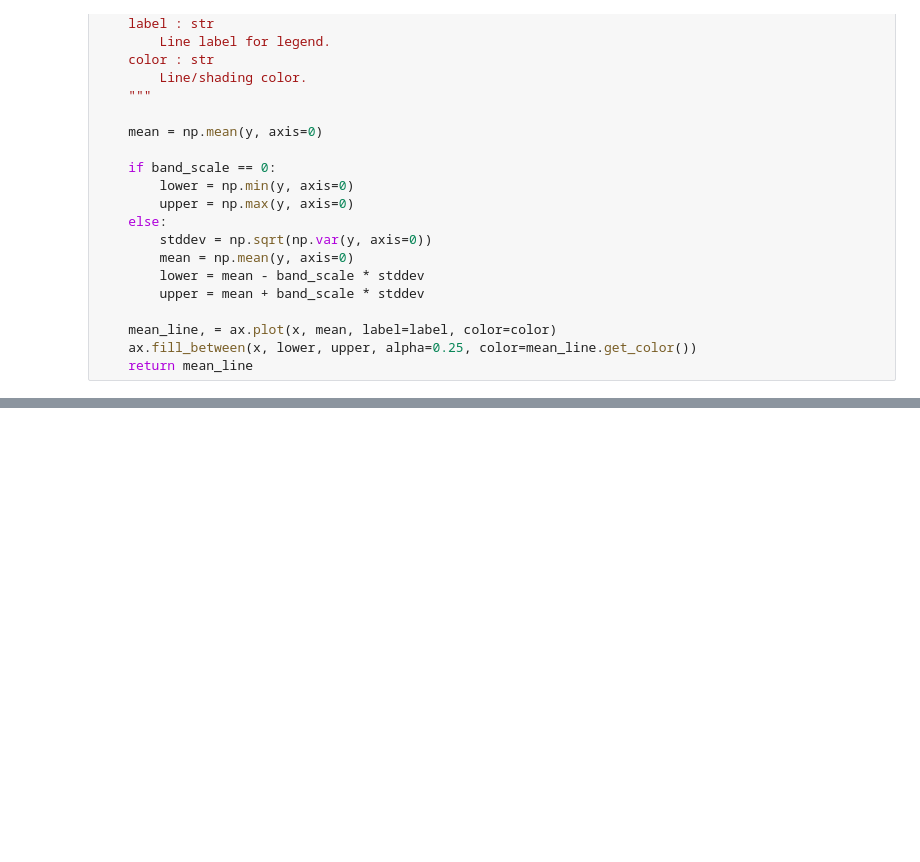
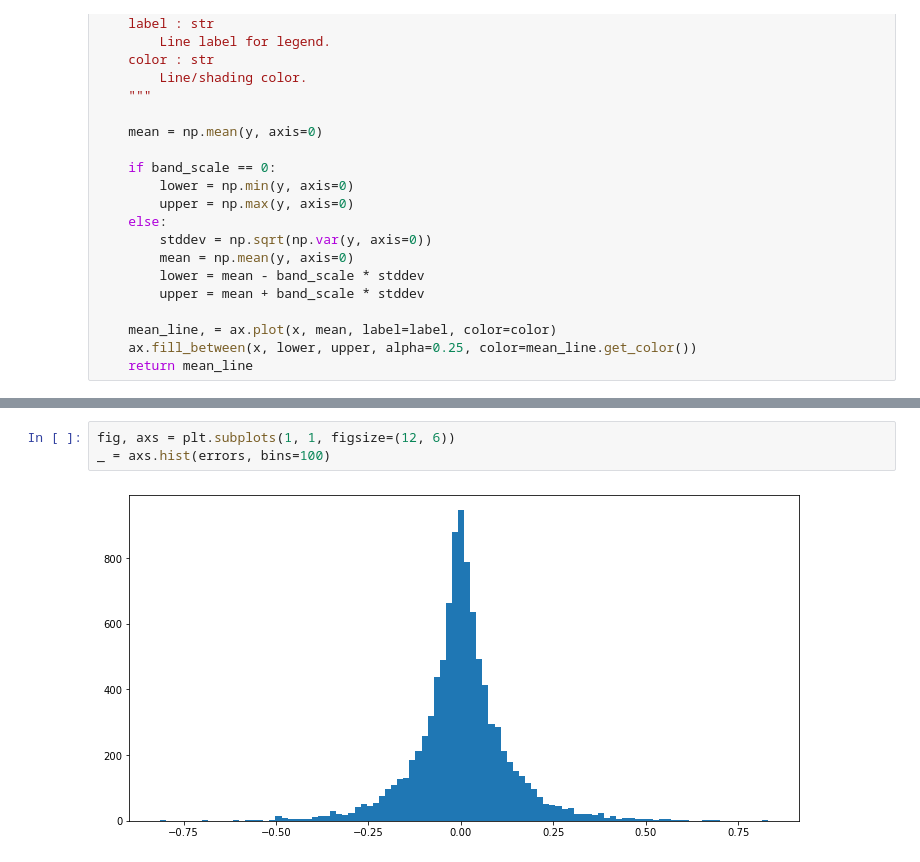
Before and after one commit to WiseLabCMU/pitot, a Jupyter notebook: plot.ipynb, the cells around one changed output, grey strips where cells are left out. Cells and saved outputs as stored; diff of their text form; blank space fills up the shorter version.

```diff
--- a/plot.ipynb
+++ b/plot.ipynb
@@ -95,0 +147,5 @@ axs[1].legend()
+# %%
+fig, axs = plt.subplots(1, 1, figsize=(12, 6))
+_ = axs.hist(errors, bins=100)
+# %% [output]
+[figure, added]
```
Also changed, not shown: parts of 8 cells of this notebook, 9 other files.
